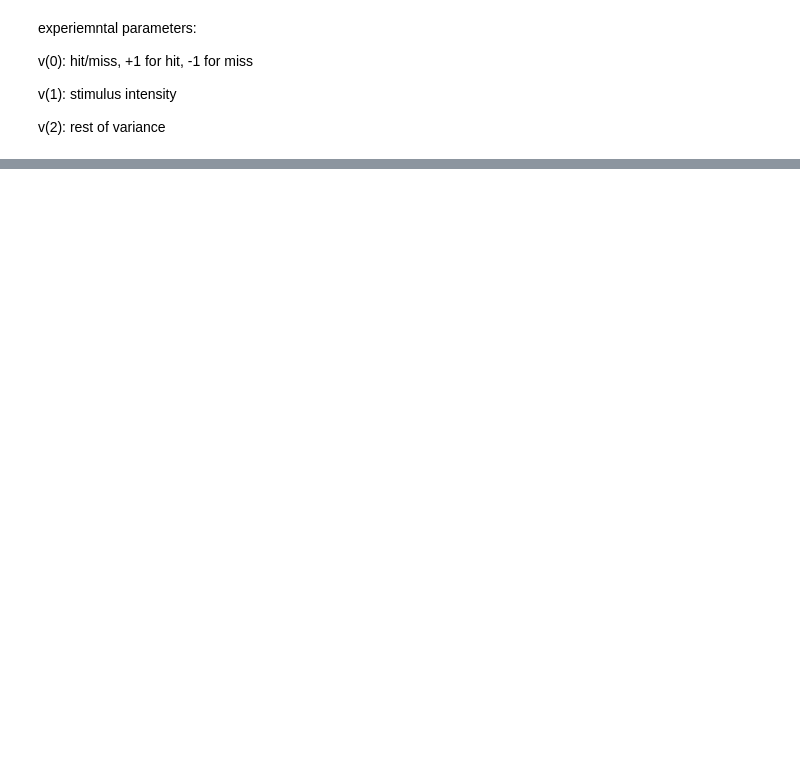
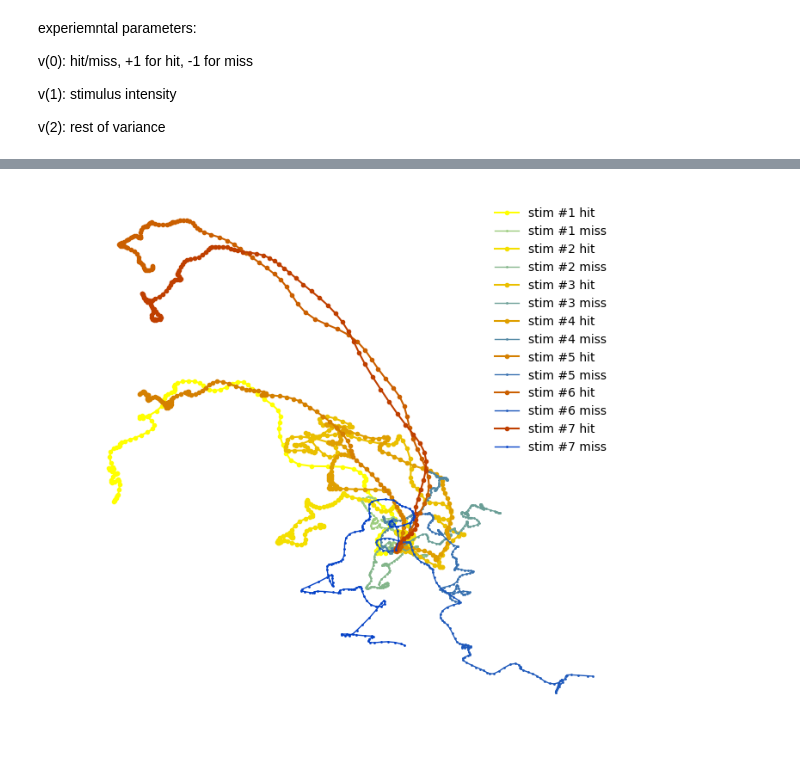
Before and after one commit to ge00rg/LabRotSprekeler, a Jupyter notebook: Regression.ipynb, the cells around one changed output, grey strips where cells are left out. Saved outputs shown, nothing was run; the diff lists cells and outputs as text; code cells hidden in the pictures; blank space fills up the shorter version.

```diff
--- a/Regression.ipynb
+++ b/Regression.ipynb
@@ -201,0 +327,29 @@ array([-0.14849715,  0.28754762, -0.04867248, -0.07447999, -0.06215255,
+# %%
+x_ground = choice[0][58]
+y_ground = intensity[0][58]
+
+colors = ['#BF3F00', '#CA5F00', '#D47F00', '#DF9F00', '#EABF00', '#F4DF00', '#FFFF00'][::-1]
+colors_m = ['#0542C7', '#1E59BB', '#3770AF', '#5187A3', '#6A9E96', '#83B58A', '#9CCC7E'][::-1]
+
+#plt.figure(figsize=(8,8), dpi=100, frameon=False)
+fig, ax = plt.subplots(figsize=(8,8), dpi=100)
+ax.axis('off')
+for i in range(7):
+    c = i
+    d = i+7
+
+    diffx = choice[i][58] - x_ground
+    diffy = intensity[i][58] - y_ground
+
+    diffxx = choice[i+7][58] - x_ground
+    diffyy = intensity[i+7][58] - y_ground
+
+    plt.plot(choice[c][58:]-diffx, intensity[c][58:]-diffy, marker='o', markersize=3, color=colors[i], zorder=1, label='stim #{} hit'.format(i+1))
+    plt.plot(choice[d][58:]-diffxx, intensity[d][58:]-diffyy, marker='o', linewidth=1, markersize=1, color=colors_m[i], zorder=1, label='stim #{} miss'.format(i+1))
+    #plt.scatter(choice[c][58]-diffx, intensity[c][58]-diffy, color='g', s=10, zorder=2)
+    #plt.scatter(choice[c][116]-diffx, intensity[c][116]-diffy, color='y', s=10, zorder=2)
+    #plt.scatter(choice[c][179]-diffx, intensity[c][179]-diffy, color='r', s=10, zorder=2)
+
+    plt.legend(frameon=False)
+# %% [output]
+[figure, added]
```
Also changed, not shown: parts of 23 cells of this notebook.
